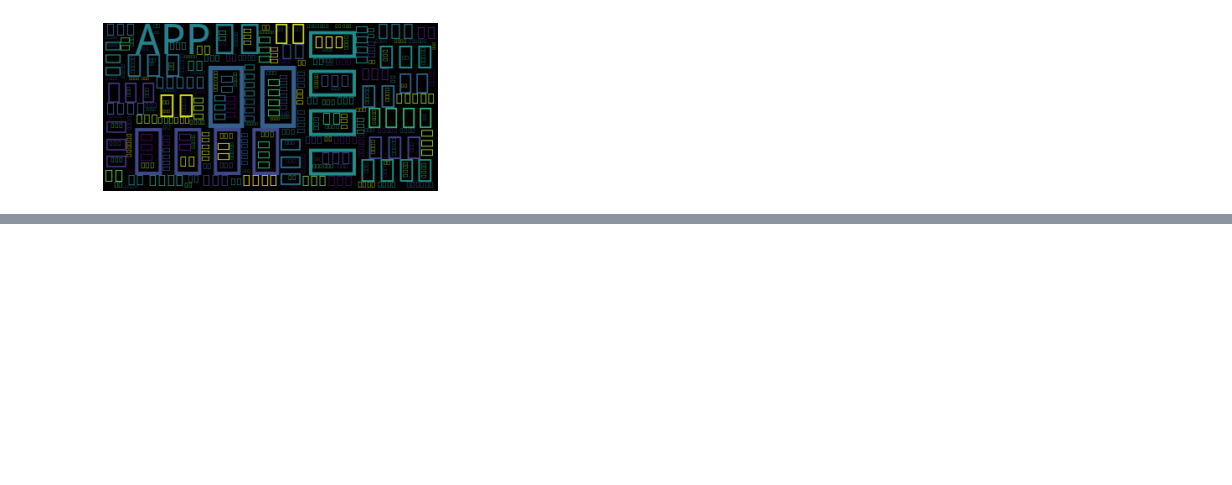
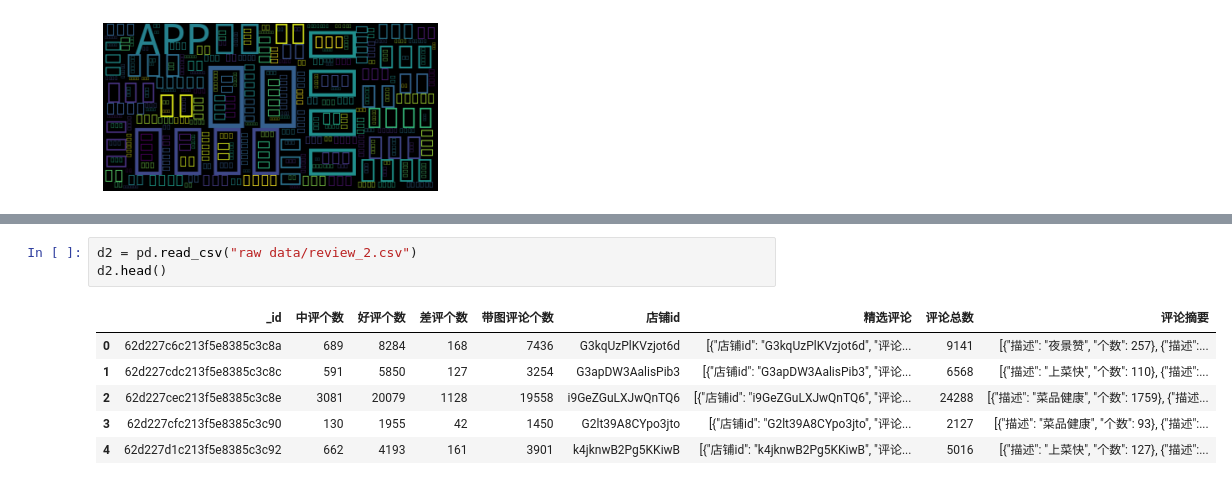
Before and after one commit to xujiayi1256/WhatsForTodayModel, a Jupyter notebook: data_analysis.ipynb, the cells around one changed output, grey strips where cells are left out. Drawn from its saved outputs; the diff is of its cells as text; blank space fills up the shorter version.

```diff
--- a/data_analysis.ipynb
+++ b/data_analysis.ipynb
@@ -234,0 +399,10 @@ plt.show()
+# %%
+d2 = pd.read_csv("raw data/review_2.csv")
+d2.head()
+# %% [output]
+|  | _id | 中评个数 | 好评个数 | 差评个数 | 带图评论个数 | 店铺id | 精选评论 | 评论总数 | 评论摘要 |
+| 0 | 62d227c6c213f5e8385c3c8a | 689 | 8284 | 168 | 7436 | G3kqUzPlKVzjot6d | [{"店铺id": "G3kqUzPlKVzjot6d", "评论... | 9141 | [{"描述": "夜景赞", "个数": 257}, {"描述":... |
+| 1 | 62d227cdc213f5e8385c3c8c | 591 | 5850 | 127 | 3254 | G3apDW3AalisPib3 | [{"店铺id": "G3apDW3AalisPib3", "评论... | 6568 | [{"描述": "上菜快", "个数": 110}, {"描述":... |
+| 2 | 62d227cec213f5e8385c3c8e | 3081 | 20079 | 1128 | 19558 | i9GeZGuLXJwQnTQ6 | [{"店铺id": "i9GeZGuLXJwQnTQ6", "评论... | 24288 | [{"描述": "菜品健康", "个数": 1759}, {"描述... |
+| 3 | 62d227cfc213f5e8385c3c90 | 130 | 1955 | 42 | 1450 | G2lt39A8CYpo3jto | [{"店铺id": "G2lt39A8CYpo3jto", "评论... | 2127 | [{"描述": "菜品健康", "个数": 93}, {"描述":... |
+| 4 | 62d227d1c213f5e8385c3c92 | 662 | 4193 | 161 | 3901 | k4jknwB2Pg5KKiwB | [{"店铺id": "k4jknwB2Pg5KKiwB", "评论... | 5016 | [{"描述": "上菜快", "个数": 127}, {"描述":... |
```
Also changed, not shown: parts of 35 cells of this notebook, 2 other files.
